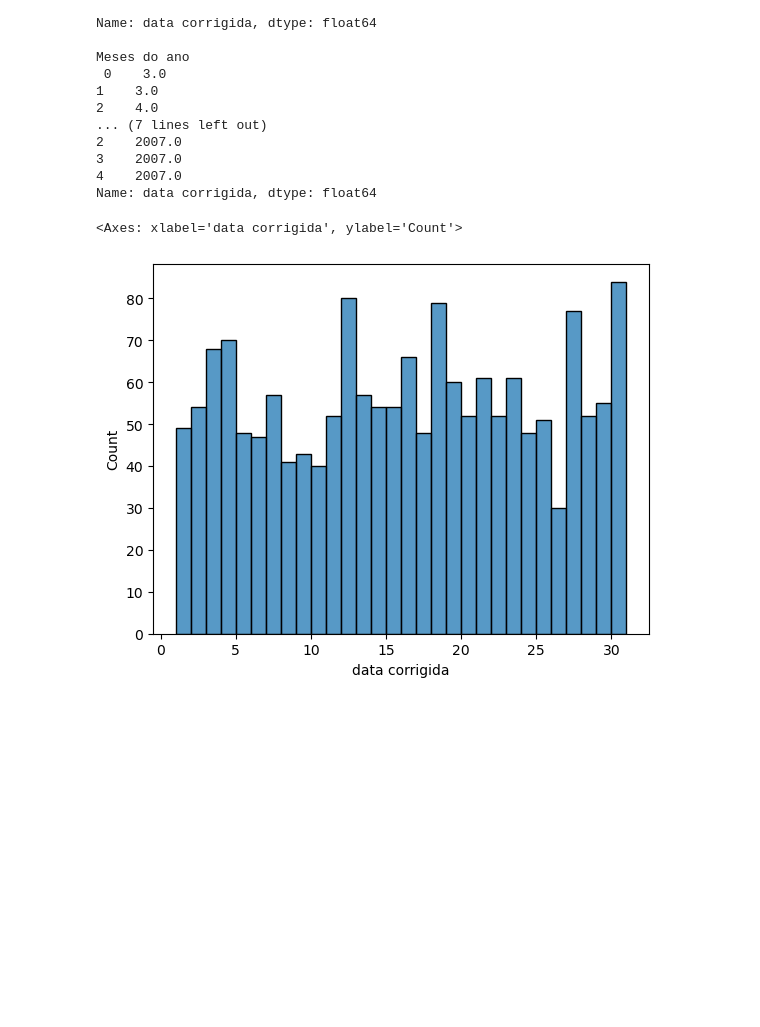
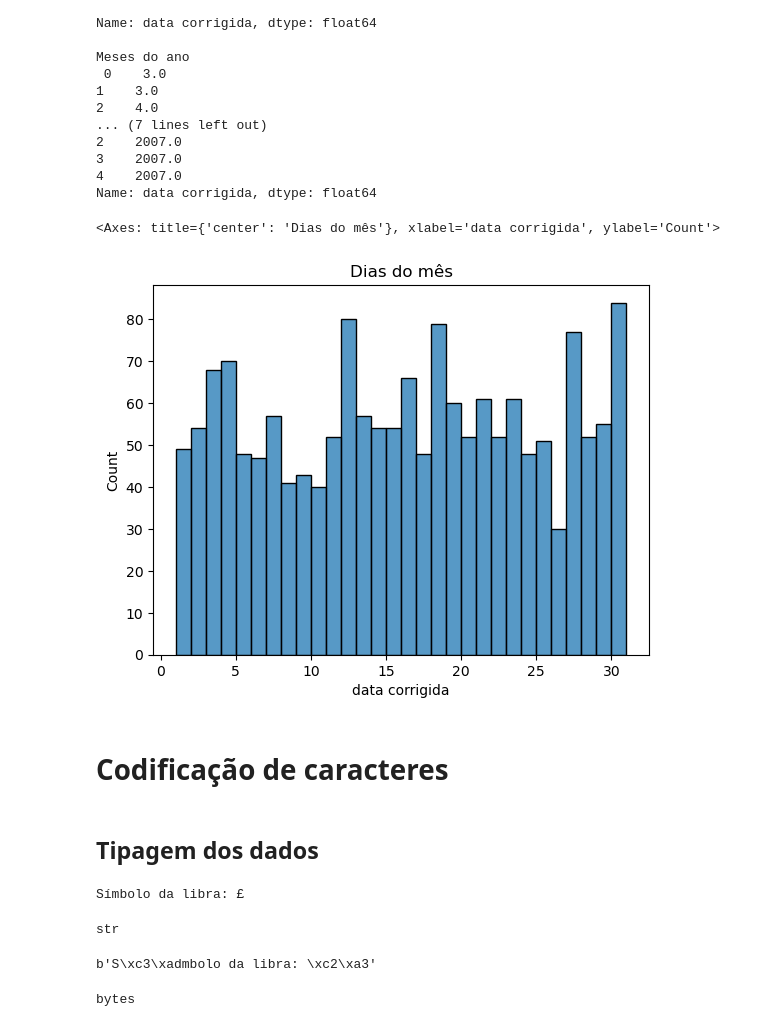
Before and after one commit to marcoapss98/Estudo_Bibliotecas, a Jupyter notebook: Limpeza de dados.ipynb, the cells around one changed output. Cells and saved outputs as stored; diff of their text form; code cells hidden in the pictures; blank space fills up the shorter version.

Commit message:
Adição da seção Codificação de caracteres

```diff
--- a/Limpeza de dados.ipynb
+++ b/Limpeza de dados.ipynb
@@ -219,7 +219,10 @@ Name: data corrigida, dtype: float64
 # %%
 #Plotando os dias para confirmar se o método foi eficiente
 dias_do_mes = dias_do_mes.dropna()
+plt.title('Dias do mês')
 sns.histplot(data = dias_do_mes, bins = 30)
 # %% [output]
-<Axes: xlabel='data corrigida', ylabel='Count'>
+<Axes: title={'center': 'Dias do mês'}, xlabel='data corrigida', ylabel='Count'>
-[figure, old version]
+[figure, new version]
+# %% [markdown]
+# Codificação de caracteres
@@ -225,0 +231,21 @@ sns.histplot(data = dias_do_mes, bins = 30)
+# %% [markdown]
+## Tipagem dos dados
+# %%
+#Tipo string
+texto = "Símbolo da libra: £"
+
+print(texto)
+type(texto)
+# %% [output]
+Símbolo da libra: £
+str
+# %%
+#Tipo byte
+codificado = texto.encode("utf-8", errors="replace")
+
+
+print(codificado)
+type(codificado)
+# %% [output]
+b'S\xc3\xadmbolo da libra: \xc2\xa3'
+bytes
```
Also changed, not shown: parts of 4 cells of this notebook.
